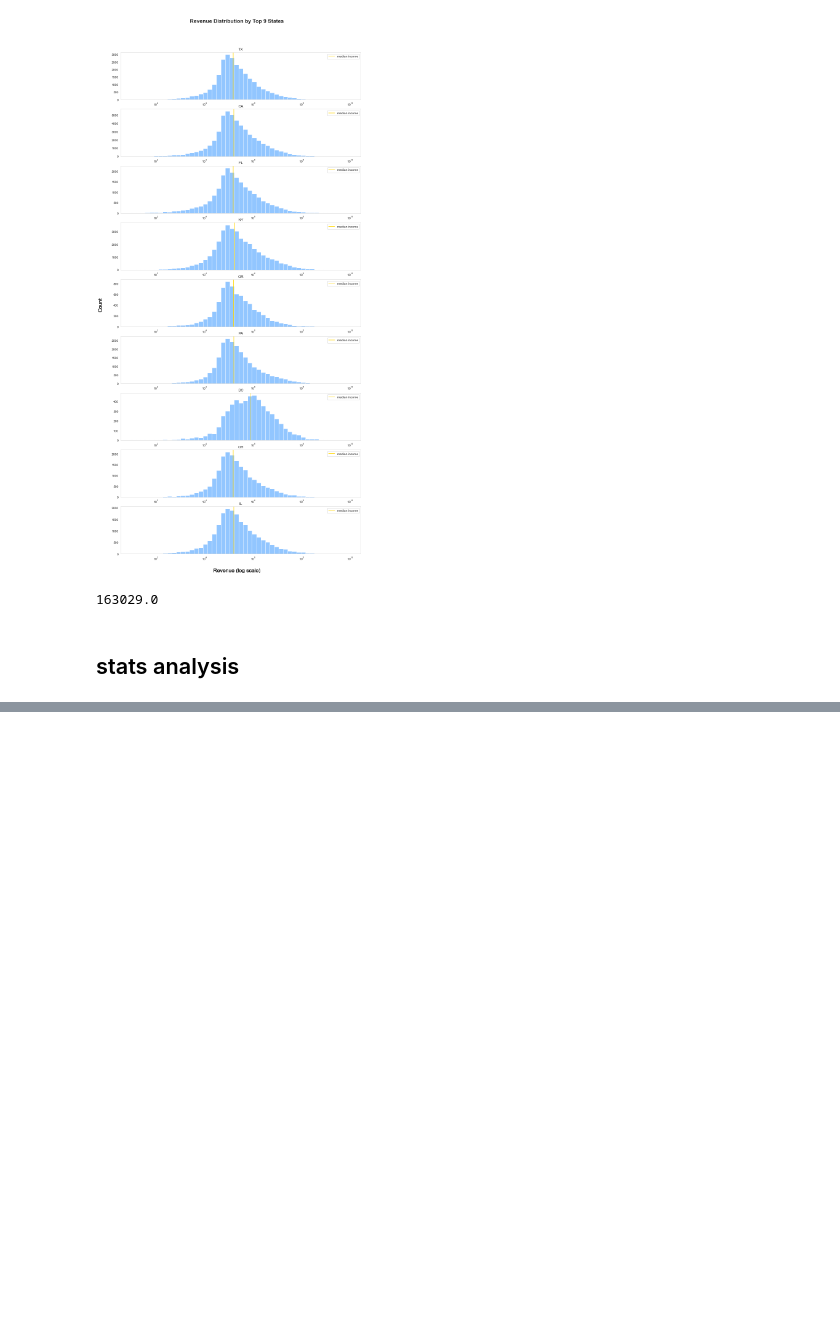
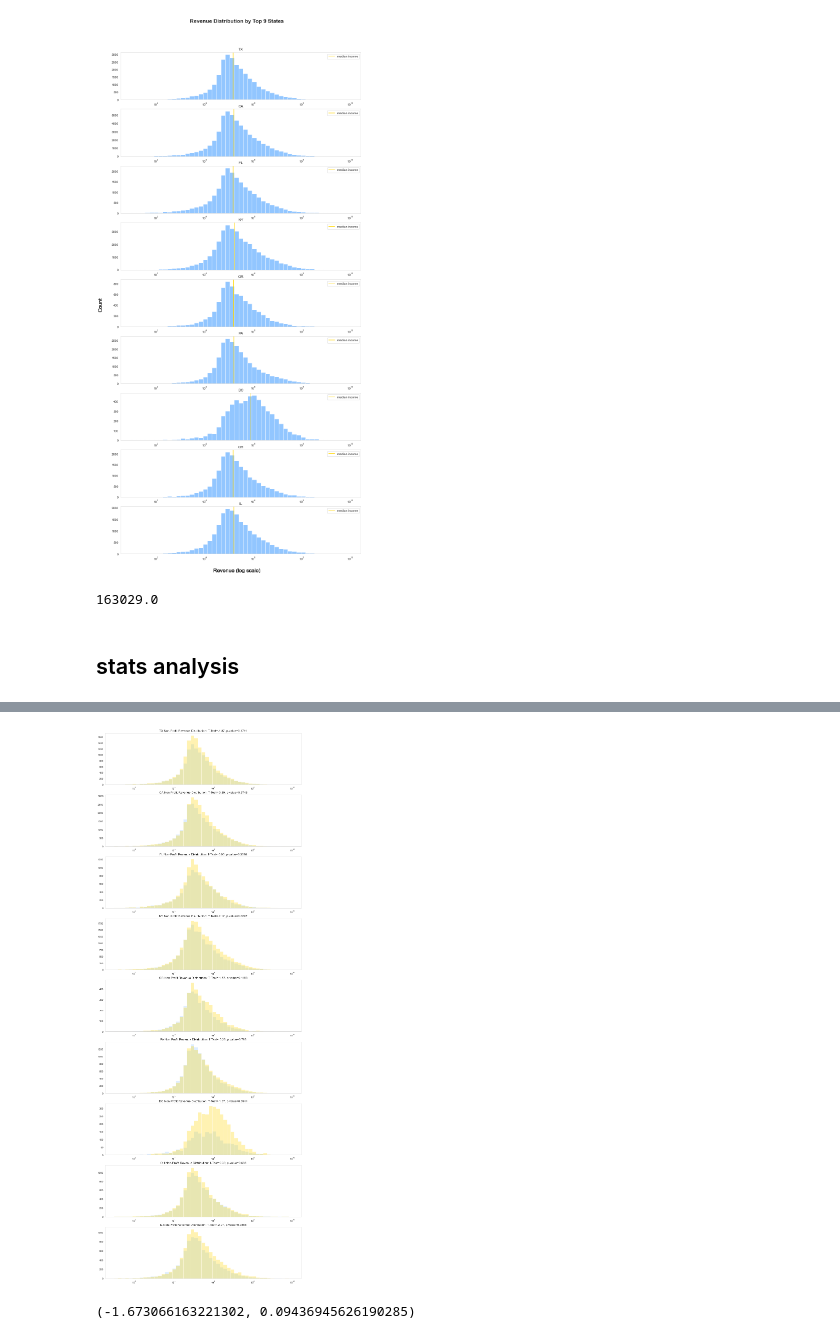
Before and after one commit to lesro/change_unlimited, a Jupyter notebook: notebooks/day3_eda_.ipynb, the cells around one changed output, grey strips where cells are left out. Saved outputs shown, nothing was run; the diff lists cells and outputs as text; code cells hidden in the pictures; blank space fills up the shorter version.

```diff
--- a/notebooks/day3_eda_.ipynb
+++ b/notebooks/day3_eda_.ipynb
@@ -14,7 +14,7 @@ plt.style.use('seaborn-pastel')
 sns.set_style(style="whitegrid")
 # %%
 #establish groups, below and above median for income
-us_median = 59_039
+us_median = 59039
 
 #import dataframe
 eda_df = pd.read_csv('../ignorefiles/eda_data.csv')
@@ -501,0 +464,42 @@ plt.show()
+# %%
+fig, axs = plt.subplots(9,1, figsize=(14,40))
+
+test_state_lst = ['TX','CA','FL', 'NY', 'OR','PA','DC', 'OH','IL']
+
+for i, axs in zip(test_state_lst, axs.flatten()):
+
+    state = df[df['STATE_x']==f'{i}']
+
+    a = state[state['avg_income'] < state['avg_income'].median()]['REVENUE_AMT']
+    b = state[state['avg_income'] >= state['avg_income'].median()]['REVENUE_AMT']
+
+    a2 = a[a>0]
+    b2 = b[b>0]
+
+    ttest, pvalue = stats.ttest_ind(a2,b2)
+
+    x = np.logspace(1,10)
+
+    axs.hist(a2, bins=x, alpha=.3)
+    axs.hist(b2, bins=x, alpha=.3, color='gold')
+    axs.set_title(f'{i} Non-Profit Revenue Distribution: T-Test={round(ttest,2)}, p-value={round(pvalue,4)}')
+    axs.set_xscale('log')
+    axs.grid()
+
+    fig.tight_layout
+# %% [output]
+[figure, added]
+# %%
+state = df[df['STATE_x']=='DC']
+
+a = state[state['avg_income'] < state['avg_income'].median()]['REVENUE_AMT']
+b = state[state['avg_income'] >= state['avg_income'].median()]['REVENUE_AMT']
+
+a2 = a[a>0]
+b2 = b[b>0]
+
+ttest, pvalue = stats.ttest_ind(a2,b2)
+
+ttest, pvalue
+# %% [output]
+(-1.673066163221302, 0.09436945626190285)
```
Also changed, not shown: parts of 7 cells of this notebook.
